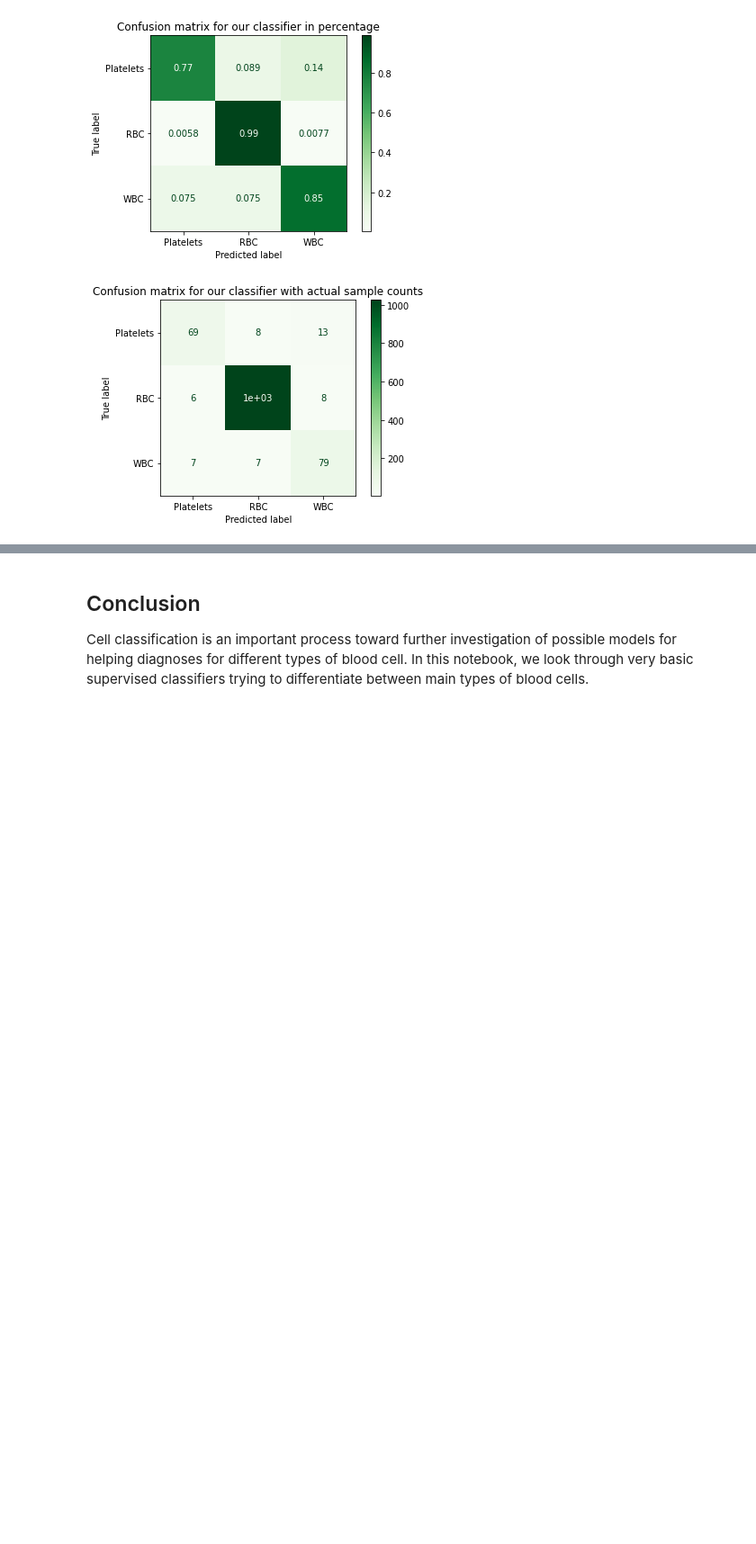
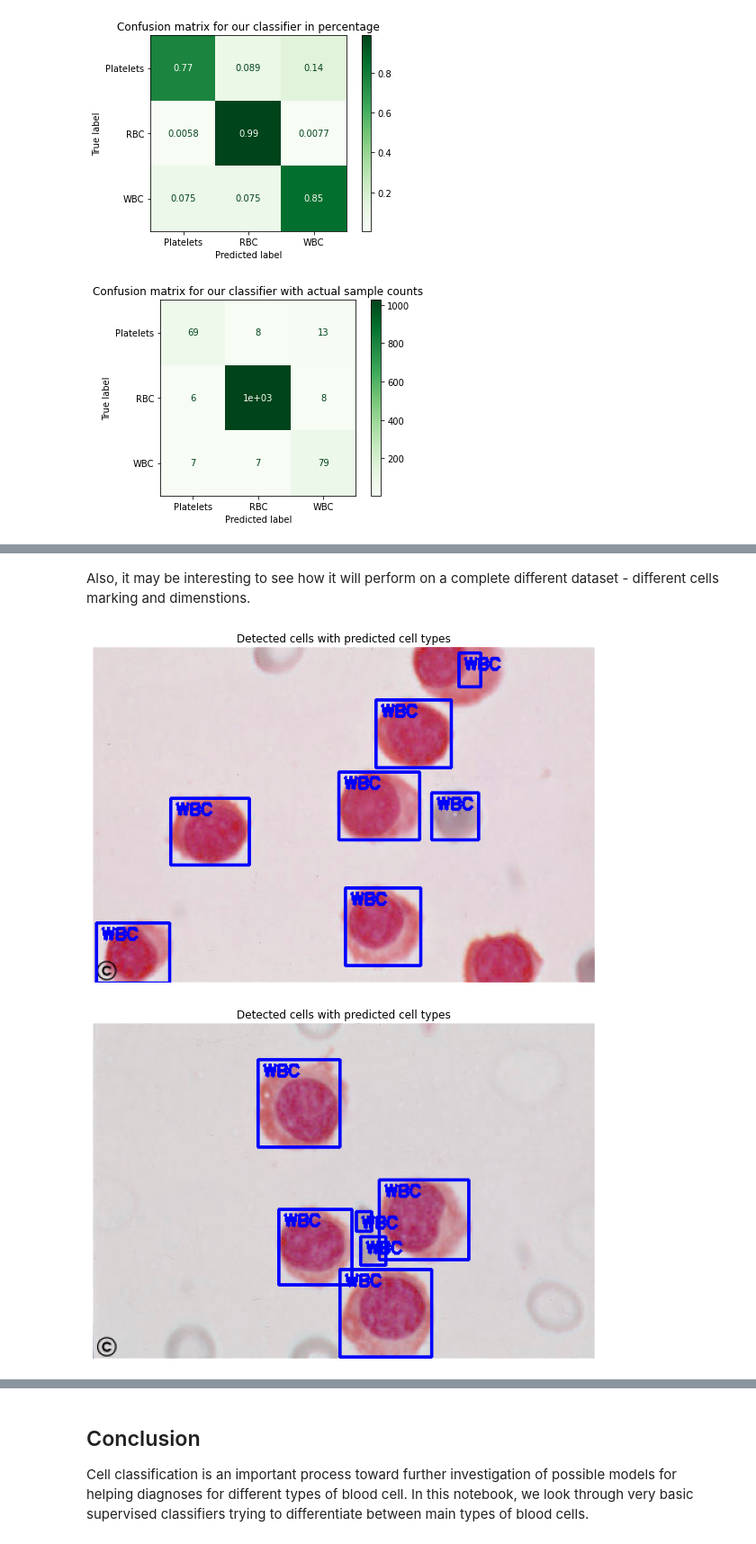
Before and after one commit to teodora-petkova/artificial-intelligence-course, a Jupyter notebook: Machine-Learning/Trials/Cells_Classification.ipynb, the cells around one changed output, grey strips where cells are left out. Shown at 90% size. Saved outputs shown, nothing was run; the diff lists cells and outputs as text; code cells hidden in the pictures; blank space fills up the shorter version.

```diff
--- a/Machine-Learning/Trials/Cells_Classification.ipynb
+++ b/Machine-Learning/Trials/Cells_Classification.ipynb
@@ -964,0 +1069,11 @@ weighted avg       0.96      0.96      0.96      1222
+# %% [markdown]
+Also, it may be interesting to see how it will perform on a complete different dataset - different cells marking and dimenstions.
+# %%
+URL2 = "http://www.hematologyatlas.com/leukemias/"
+for i in range(46, 46+3):
+    test_image = read_image_by_url(URL2 + str(i) + ".jpg")
+
+    show_image_with_predicted_bounding_boxes(test_image, svm)
+# %% [output]
+[figure, added]
+[figure, added]
```
Also changed, not shown: parts of 20 cells of this notebook.
